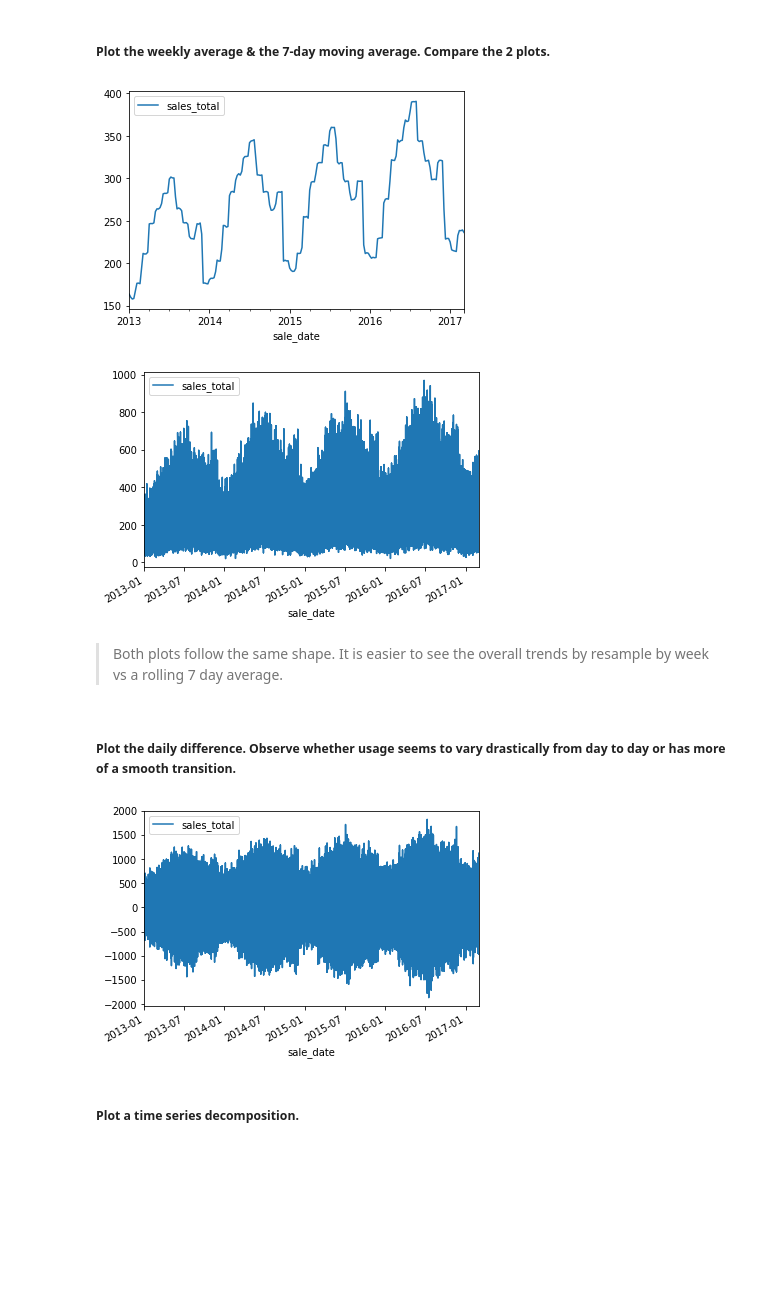
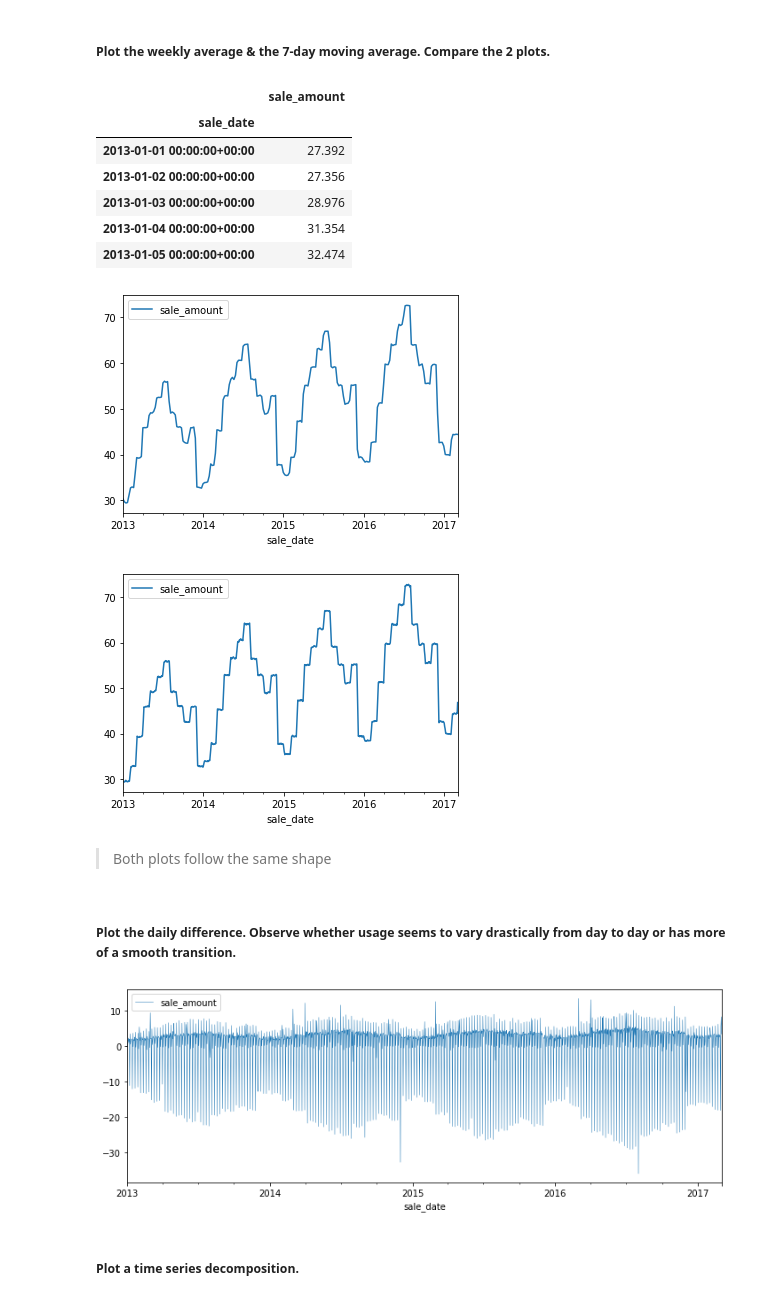
Before and after one commit to misty-garcia/ds-methodologies-exercises, a Jupyter notebook: time_series/explore-exercise.ipynb, the cells around one changed output. Drawn from its saved outputs; the diff is of its cells as text; code cells hidden in the pictures; blank space fills up the shorter version.

```diff
--- a/time_series/explore-exercise.ipynb
+++ b/time_series/explore-exercise.ipynb
@@ -72,7 +72,9 @@ by_day.head()
 | 2013-01-05 00:00:00+00:00 | 87621.85 | 3154.12 |
 # %% [markdown]
 ##### Split your data into train and test using the sklearn.model_selection.TimeSeriesSplit method.
+# %%
+df = df.resample("D").mean()
 # %%
-df2 = df.reset_index()
+df2 = df.sale_amount.resample('D').sum().reset_index()
 X = df2.sale_date
-y = df2.sales_total
+y = df2.sale_amount
@@ -90,0 +106,8 @@ TRAIN: [     0      1      2 ... 760831 760832 760833] TEST: [760834 760835 7608
+# %%
+train_indices = []
+test_indices = []
+for train_index, test_index in tss.split(X):
+    X_train, X_test = X[train_index], X[test_index]
+    y_train, y_test = y[train_index], y[test_index]
+    train_indices.append(train_index)
+    test_indices.append(test_index)
@@ -110,25 +176,35 @@ plt.show()
 ##### Plot the weekly average & the 7-day moving average. Compare the 2 plots.
 # %%
 train = pd.concat([pd.DataFrame(X_train), pd.DataFrame(y_train)], axis=1).set_index("sale_date")
+# %%
+train.head()
+# %% [output]
+|  | sale_amount |
+| sale_date |  |
+| 2013-01-01 00:00:00+00:00 | 27.392 |
+| 2013-01-02 00:00:00+00:00 | 27.356 |
+| 2013-01-03 00:00:00+00:00 | 28.976 |
+| 2013-01-04 00:00:00+00:00 | 31.354 |
+| 2013-01-05 00:00:00+00:00 | 32.474 |
 # %%
 train.resample("W").mean().plot()
 plt.show()
 # %% [output]
-[figure, old version]
+[figure, new version]
 # %%
 train.rolling(7).mean().plot()
 plt.show()
 # %% [output]
-[figure, old version]
+[figure, new version]
-# %% [markdown]
-> Both plots follow the same shape. It is easier to see the overall trends by resample by week vs a rolling 7 day average.
+# %% [markdown]
+> Both plots follow the same shape
 # %% [markdown]
 ##### Plot the daily difference. Observe whether usage seems to vary drastically from day to day or has more of a smooth transition.
 # %%
-train.diff(periods=1).plot()
+train.diff(periods=1).plot(figsize=(12,4), linewidth=.5)
 plt.show()
 # %% [output]
-[figure, old version]
+[figure, new version]
 # %% [markdown]
 ##### Plot a time series decomposition.
 # %%
```
Also changed, not shown: parts of 30 cells of this notebook.
